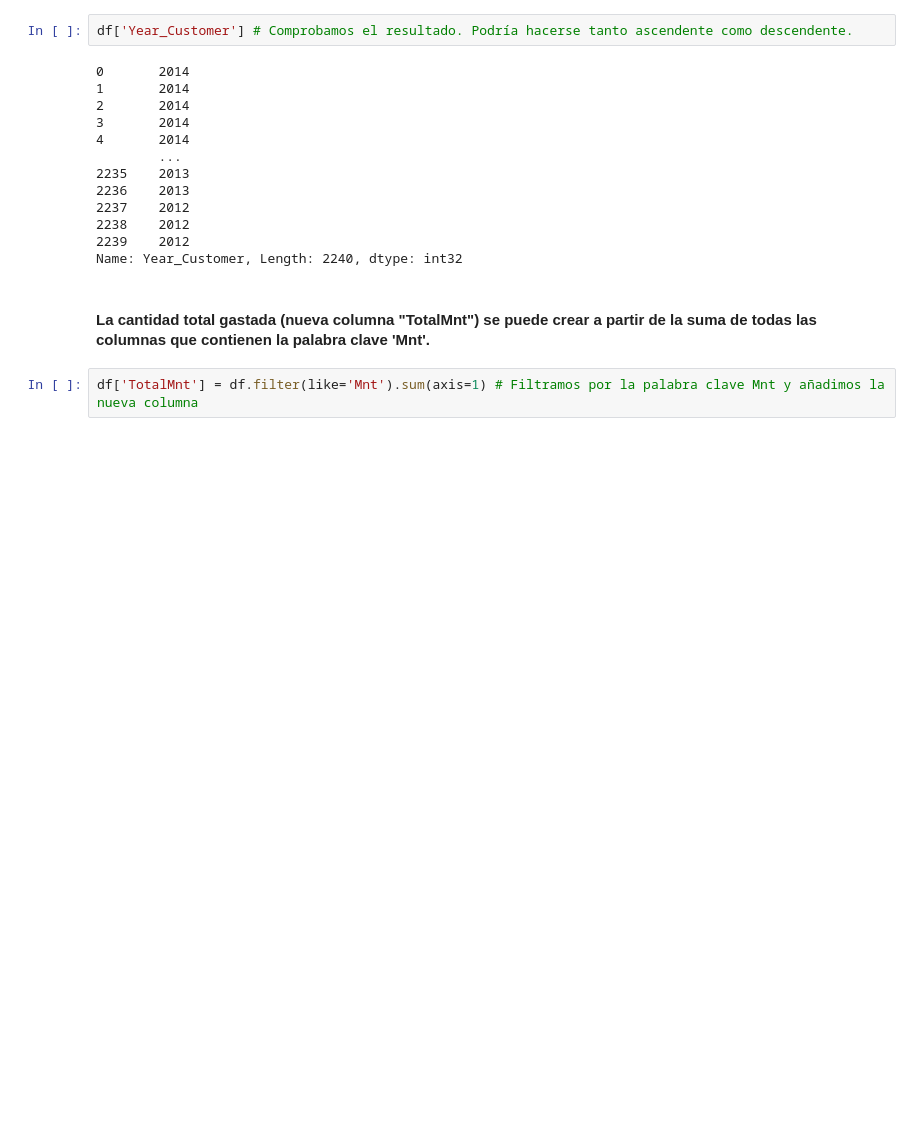
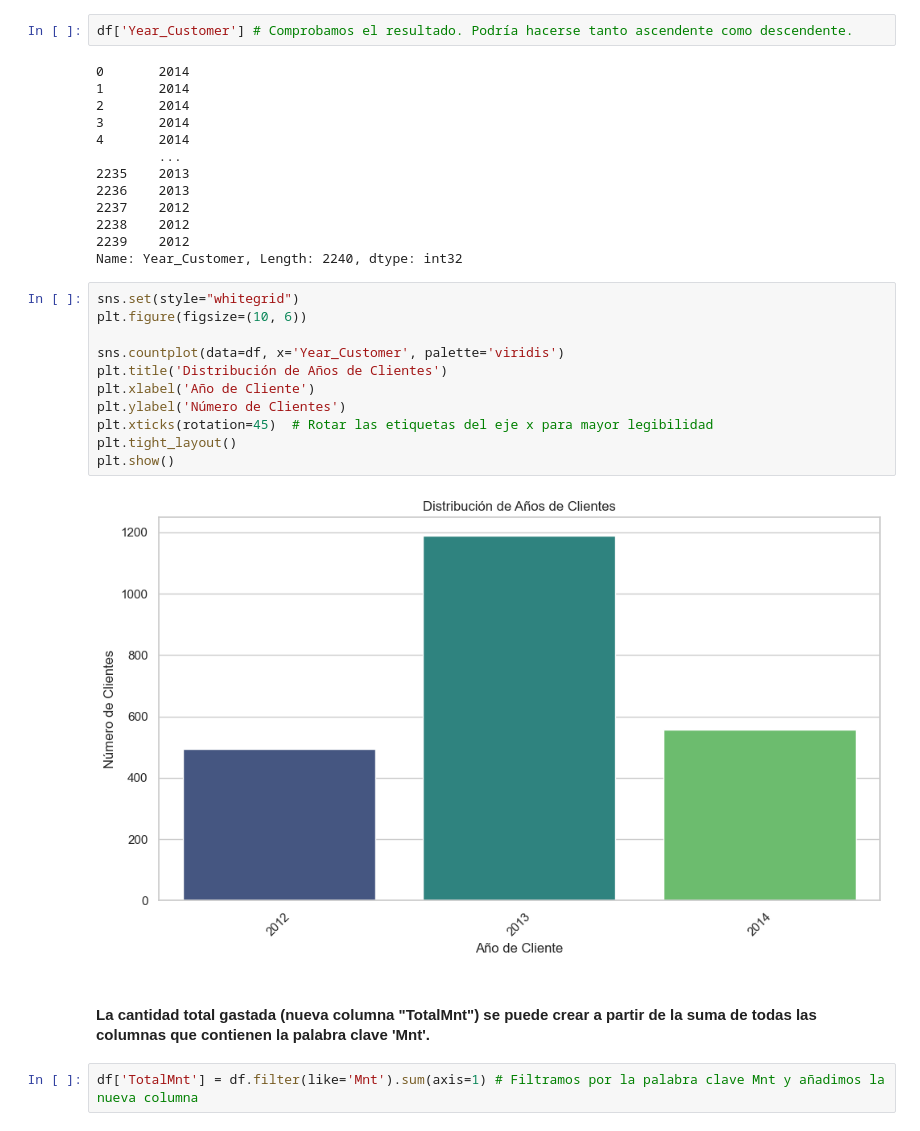
Before and after one commit to JaimeVecina/Ejercicio_2_proyecto, a Jupyter notebook: Ejercicio_Datos_Marketing.ipynb, the cells around one changed output. Cells and saved outputs as stored; diff of their text form; blank space fills up the shorter version.

```diff
--- a/Ejercicio_Datos_Marketing.ipynb
+++ b/Ejercicio_Datos_Marketing.ipynb
@@ -417,6 +424,19 @@ df['Year_Customer'] # Comprobamos el resultado. Podría hacerse tanto ascendente
 2238    2012
 2239    2012
 Name: Year_Customer, Length: 2240, dtype: int32
+# %%
+sns.set(style="whitegrid")
+plt.figure(figsize=(10, 6))
+
+sns.countplot(data=df, x='Year_Customer', palette='viridis')
+plt.title('Distribución de Años de Clientes')
+plt.xlabel('Año de Cliente')
+plt.ylabel('Número de Clientes')
+plt.xticks(rotation=45)  # Rotar las etiquetas del eje x para mayor legibilidad
+plt.tight_layout()
+plt.show()
+# %% [output]
+[figure, added]
 # %% [markdown]
 #### La cantidad total gastada (nueva columna "TotalMnt") se puede crear a partir de la suma de todas las columnas que contienen la palabra clave 'Mnt'.
 # %%
```
Also changed, not shown: parts of 3 cells of this notebook.
